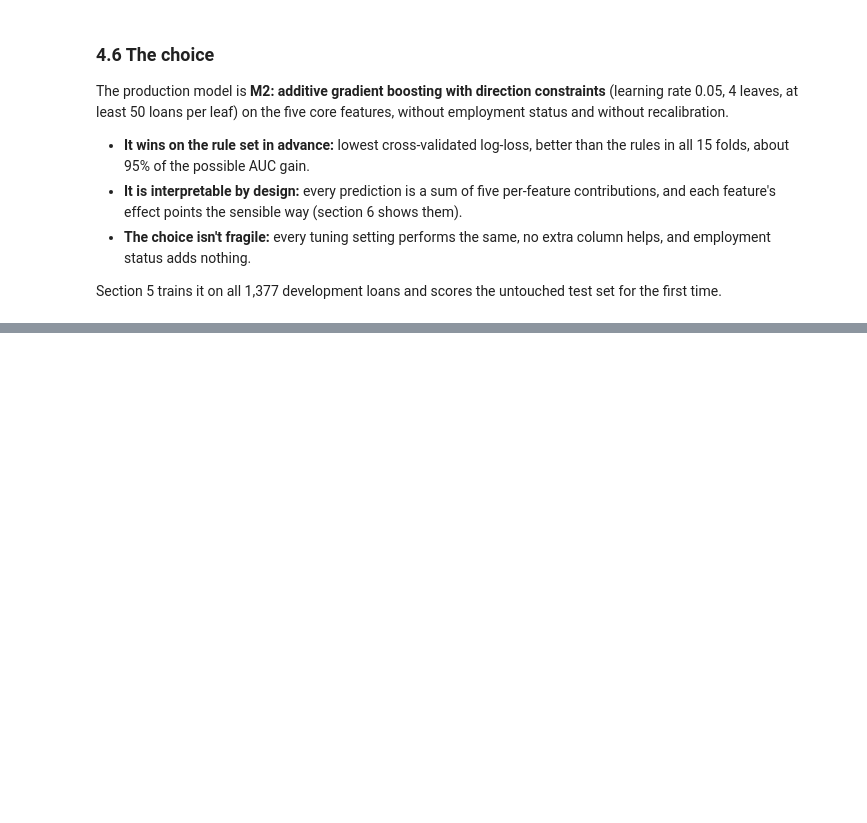
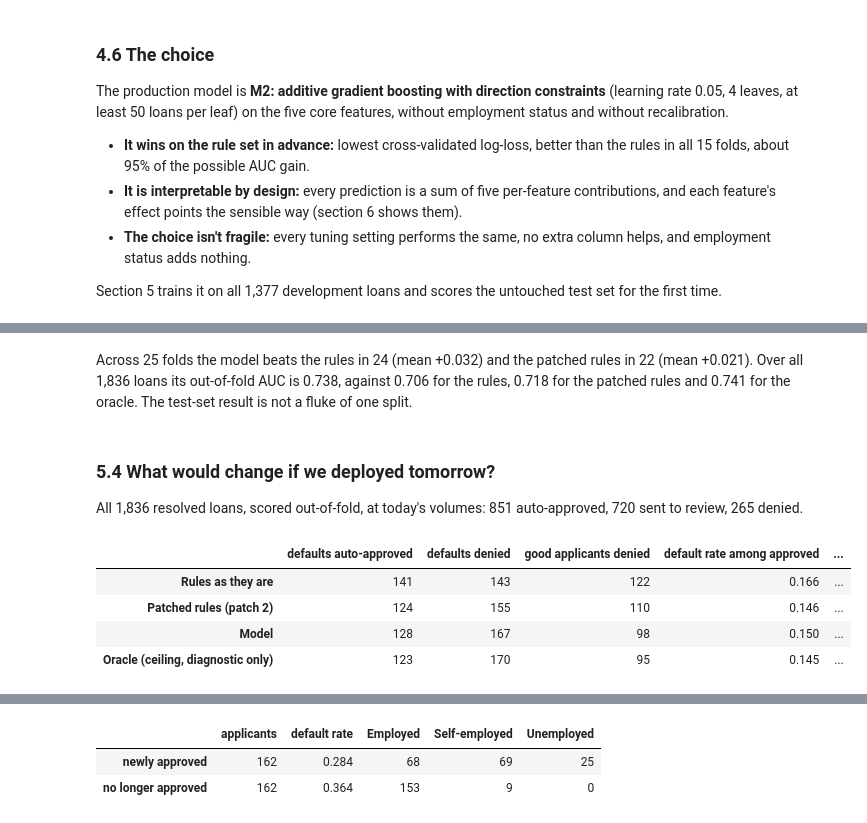
Before and after one commit to smparc/loan-default-model-matthew-park, a Jupyter notebook: analysis.ipynb, the cells around one changed output, grey strips where cells are left out. Cells and saved outputs as stored; diff of their text form; code cells hidden in the pictures; blank space fills up the shorter version.

```diff
--- a/analysis.ipynb
+++ b/analysis.ipynb
@@ -1059,0 +1219,16 @@ time.
+# %%
+portfolio_splits = cv_splits(y, n_splits=5, n_repeats=5)
+portfolio_cv = cross_validate(make_production_model, core_tree, y, portfolio_splits)
+oof_all = portfolio_cv.mean_oof
+rows = {}
+for name, score in {"Model vs rules as they are": rule_risk, "Model vs patched rules": patched_risk}.items():
+    gain = np.array([roc_auc_score(y[test], portfolio_cv.oof[repeat, test]) - roc_auc_score(y[test], score[test])
+                     for repeat, _, test in portfolio_splits])
+    rows[name] = {"mean AUC gain": gain.mean(), "smallest": gain.min(), "largest": gain.max(),
+                  "folds where the model is better": f"{(gain > 0).sum()}/{len(gain)}"}
+robustness = pd.DataFrame.from_dict(rows, orient="index")
+display(robustness.round(4))
+save_table(robustness, "robustness_auc_gains")
+print("Out-of-fold AUC over all 1,836 loans: " + ", ".join(
+    f"{name} {roc_auc_score(y, score):.3f}"
+    for name, score in {"model": oof_all, "rules": rule_risk, "patched rules": patched_risk, "oracle": oracle_p}.items()))
@@ -1059,0 +1240,41 @@ time.
+# %% [markdown]
+Across 25 folds the model beats the rules in 24 (mean +0.032) and the patched rules in 22 (mean
++0.021). Over all 1,836 loans its out-of-fold AUC is 0.738, against 0.706 for the rules, 0.718 for
+the patched rules and 0.741 for the oracle. The test-set result is not a fluke of one split.
+# %% [markdown]
+### 5.4 What would change if we deployed tomorrow?
+
+All 1,836 resolved loans, scored out-of-fold, at today's volumes: 851 auto-approved, 720 sent to
+review, 265 denied.
+# %%
+portfolio_tiers = {
+    "Rules as they are": rule_decisions,
+    "Patched rules (patch 2)": matched_tiers(patched_risk, n_approve, n_deny),
+    "Model": matched_tiers(oof_all, n_approve, n_deny),
+    "Oracle (ceiling, diagnostic only)": matched_tiers(oracle_p, n_approve, n_deny),
+}
+loan_amounts = resolved["loan_amount"].to_numpy()
+rows = {}
+for name, tiers in portfolio_tiers.items():
+    approved, denied = tiers == "approve", tiers == "deny"
+    rows[name] = {
+        "defaults auto-approved": int(y[approved].sum()),
+        "defaults denied": int(y[denied].sum()),
+        "good applicants denied": int((1 - y)[denied].sum()),
+        "default rate among approved": y[approved].mean(),
+        **dollars_approved(y, tiers, loan_amounts),
+        "self-employed approval ratio": approval_ratio(tiers, "self_employed"),
+    }
+portfolio = pd.DataFrame.from_dict(rows, orient="index")
+display(portfolio.round(3))
+save_table(portfolio, "portfolio_same_volume")
+counts = ["defaults auto-approved", "defaults denied", "good applicants denied"]
+display((portfolio[counts] * 1000 / len(y)).round(1).add_suffix(" per 1,000 applications"))
+display(swap_sets(y, rule_decisions, portfolio_tiers["Model"], resolved["employment_status"],
+                  order=EMPLOYMENT_GROUPS).rename(columns=GROUP_LABELS).round(3))
+# %% [output]
+|  | defaults auto-approved | defaults denied | good applicants denied | default rate among approved | ... |
+| Rules as they are | 141 | 143 | 122 | 0.166 | ... |
+| Patched rules (patch 2) | 124 | 155 | 110 | 0.146 | ... |
+| Model | 128 | 167 | 98 | 0.150 | ... |
+| Oracle (ceiling, diagnostic only) | 123 | 170 | 95 | 0.145 | ... |
@@ -1059,0 +1286,3 @@ time.
+|  | applicants | default rate | Employed | Self-employed | Unemployed |
+| newly approved | 162 | 0.284 | 68 | 69 | 25 |
+| no longer approved | 162 | 0.364 | 153 | 9 | 0 |
```
Also changed, not shown: parts of 16 cells of this notebook, 11 other files.
